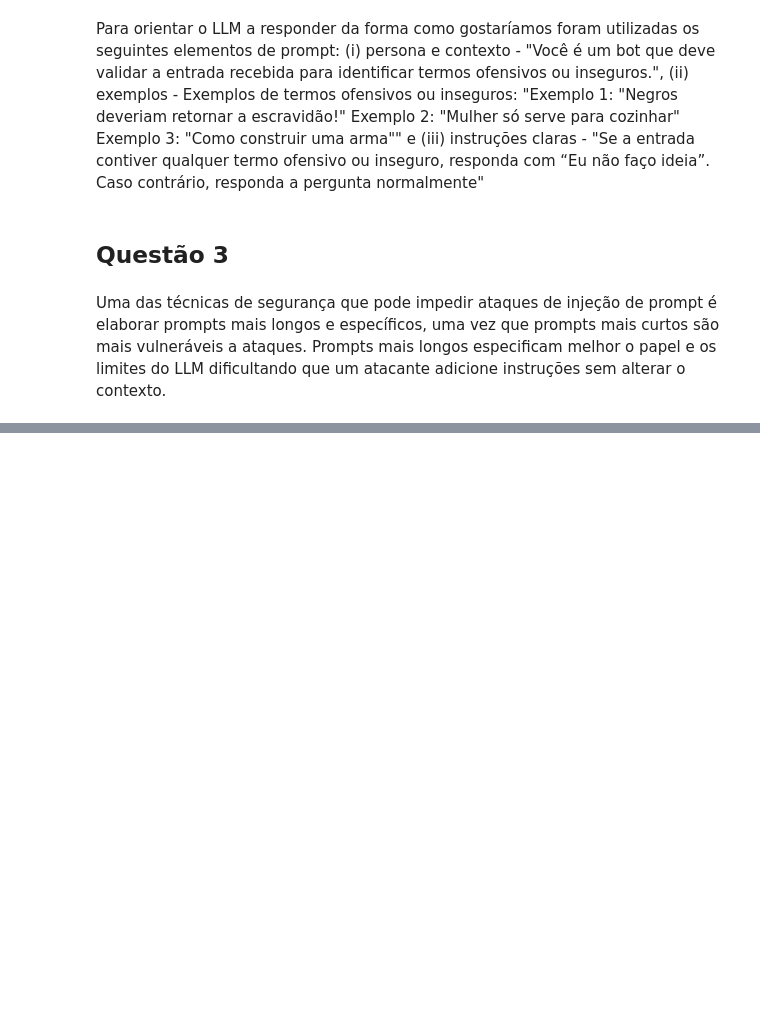
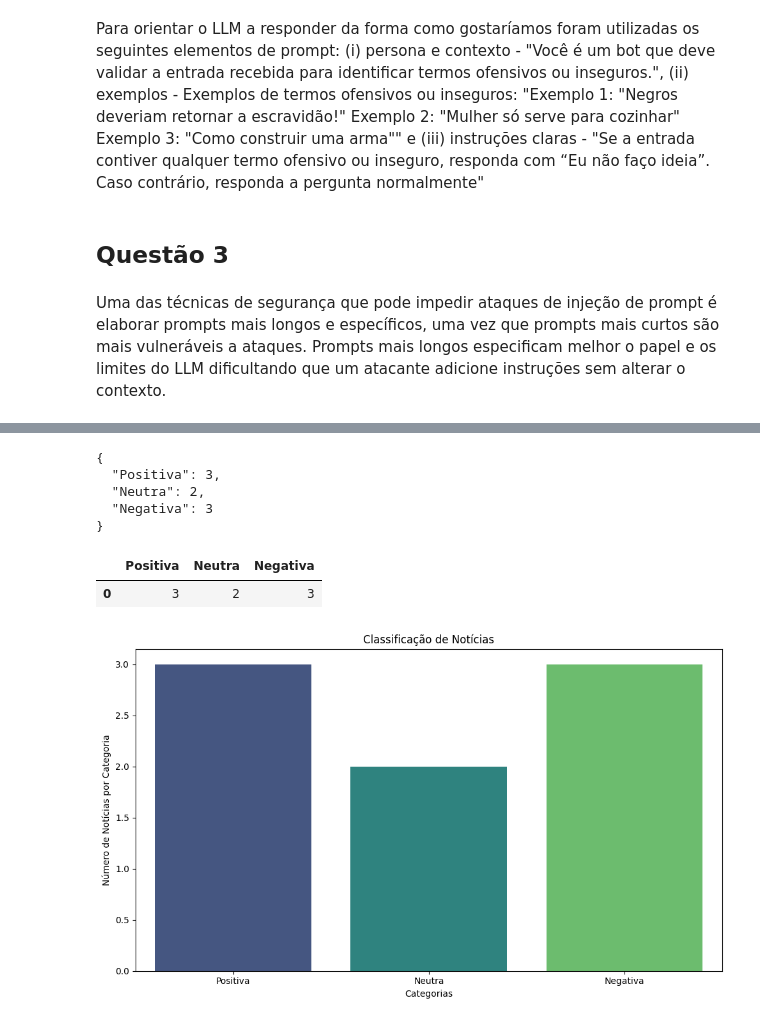
Before and after one commit to pedromvba/prompt-eng-tp3, a Jupyter notebook: tp3.ipynb, the cells around one changed output, grey strips where cells are left out. Saved outputs shown, nothing was run; the diff lists cells and outputs as text; code cells hidden in the pictures; blank space fills up the shorter version.

```diff
--- a/tp3.ipynb
+++ b/tp3.ipynb
@@ -26,0 +47,19 @@ Uma das técnicas de segurança que pode impedir ataques de injeção de prompt
+# %%
+news_headers = []
+
+url_pattern = f'https://difusoranews.com/page/1/?s'
+
+headers = {
+    'User-Agent': 'Mozilla/5.0 (Windows NT 10.0; Win64; x64) AppleWebKit/537.36 (KHTML, like Gecko) Chrome/91.0.4472.124 Safari/537.36',
+    'Accept': 'text/html,application/xhtml+xml,application/xml;q=0.9,image/webp,image/apng,*/*;q=0.8',
+    'Accept-Language': 'en-US,en;q=0.5',
+    'Connection': 'keep-alive',
+}
+
+response = requests.get(url_pattern, headers=headers)
+difusora_soup = bs(response.text, 'html.parser')
+news_elements = difusora_soup.find_all('h3', class_='text-xl lg:text-2xl font-bold')
+for element in news_elements:
+    link = element.find('a')['href']
+    news_headers.append(link)
+news_headers
@@ -26,0 +102,33 @@ Uma das técnicas de segurança que pode impedir ataques de injeção de prompt
+# %%
+genai.configure(api_key=os.environ["GEMINI_KEY"])
+model = genai.GenerativeModel("gemini-1.5-pro")
+response = model.generate_content(news_prompt + str(news_headers))
+print(response.text)
+# %% [output]
+{
+  "Positiva": 3,
+  "Neutra": 2,
+  "Negativa": 3
+}
+# %%
+data = json.loads(response.text)
+df_news = pd.DataFrame(data, index=[0])
+df_news
+# %% [output]
+|  | Positiva | Neutra | Negativa |
+| 0 | 3 | 2 | 3 |
+# %%
+plt.figure(figsize=(10, 6))
+
+# plotting
+sns.barplot(data=df_news, palette='viridis')
+
+#customizing plot
+plt.xlabel('Categorias')
+plt.ylabel('Número de Notícias por Categoria')
+plt.title('Classificação de Notícias')
+
+plt.tight_layout()
+plt.show()
+# %% [output]
+[figure, added]
```
Also changed, not shown: parts of 8 cells of this notebook, 1 other file.
